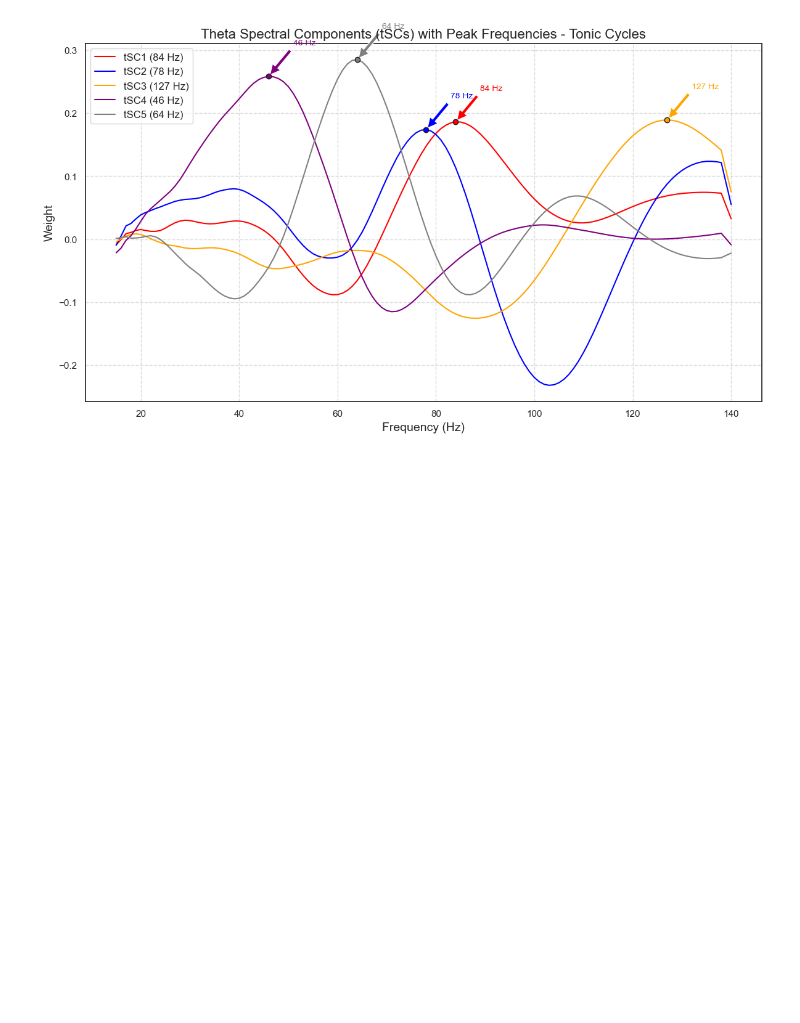
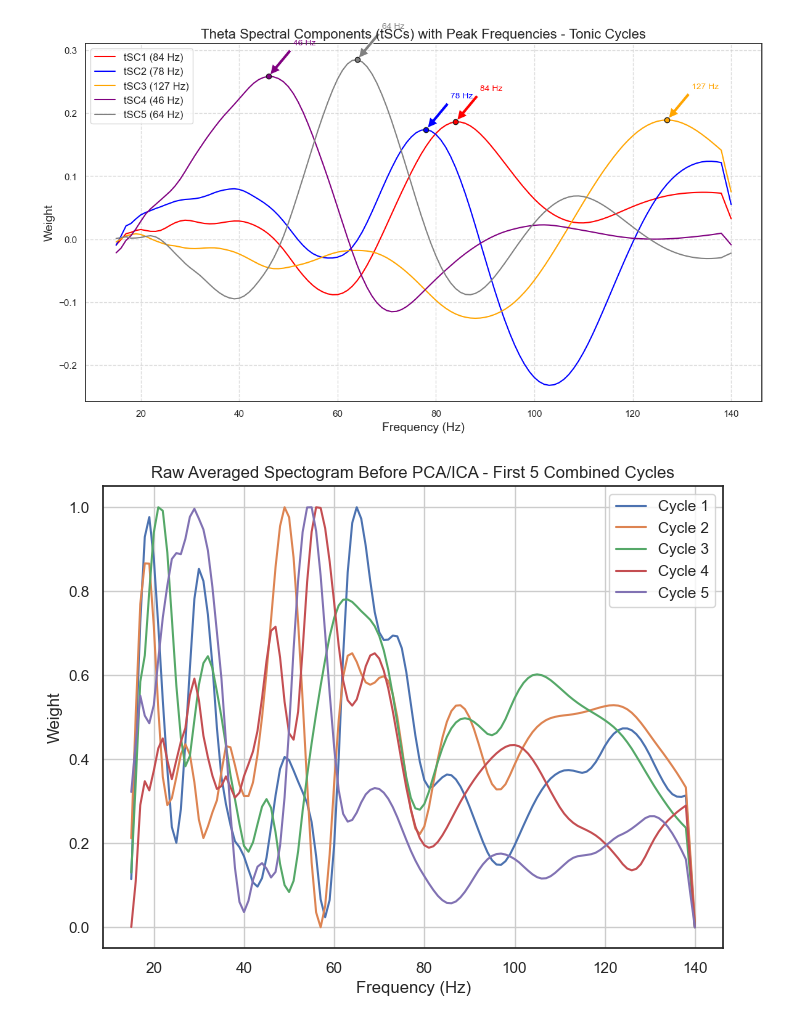
Before and after one commit to IAmirKhani/Theta-Gamma-Coupling, a Jupyter notebook: spectural_analysis.ipynb, the cells around one changed output. Drawn from its saved outputs; the diff is of its cells as text; code cells hidden in the pictures; blank space fills up the shorter version.

```diff
--- a/spectural_analysis.ipynb
+++ b/spectural_analysis.ipynb
@@ -555,3 +554,34 @@ Peak frequency of tSC3: 127 Hz
 Peak frequency of tSC4: 46 Hz
 Peak frequency of tSC5: 64 Hz
 [figure]
+# %%
+# Concatenate phasic and tonic FPPs
+all_FPPs_combined = all_phasic_FPPs + all_tonic_FPPs
+
+# Extract spectral signatures for the combined FPPs
+all_combined_spectral_signatures = []
+for FPP in all_FPPs_combined:
+    combined_spectral_signature = extract_spectural_signiture(FPP)
+    all_combined_spectral_signatures.append(combined_spectral_signature)
+
+# Flatten the spectral signatures
+all_combined_sss = []
+for ll in all_combined_spectral_signatures:
+    for ss in ll:
+        all_combined_sss.append(ss)
+
+all_combined_sss = np.array(all_combined_sss)
+
+# Plot the combined spectral signatures for the first 5 cycles
+plt.figure(figsize=(8, 6))
+for i in range(5):
+    plt.plot(frequencies, all_combined_sss[i, :], label=f'Cycle {i+1}')
+plt.title("Raw Averaged Spectogram Before PCA/ICA - First 5 Combined Cycles")
+plt.xlabel("Frequency (Hz)")
+plt.ylabel("Weight")
+plt.legend()
+plt.grid(True)
+plt.savefig('raw_avg_spectogram_before_pca_ica_combined.svg')
+plt.show()
+# %% [output]
+[figure, added]
```
Also changed, not shown: parts of 4 cells of this notebook, 1 other file.
